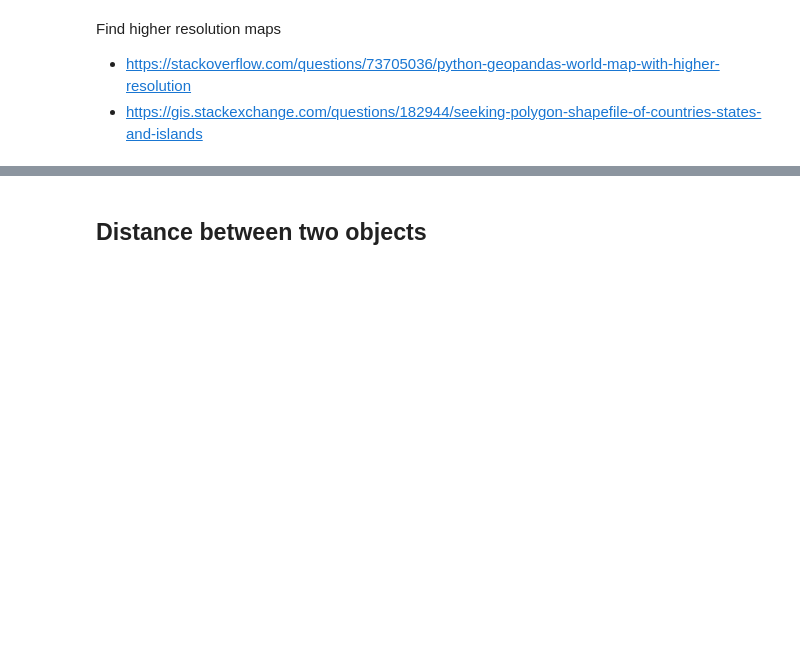
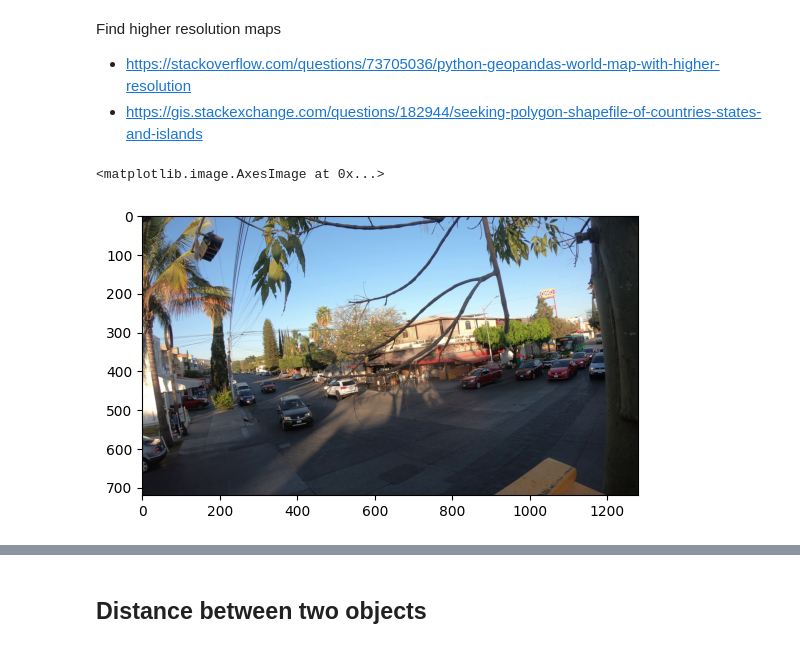
Before and after one commit to ITDPmx/traffic-conflicts-analysis, a Jupyter notebook: src/demo-research/distance.ipynb, the cells around one changed output, grey strips where cells are left out. Cells and saved outputs as stored; diff of their text form; code cells hidden in the pictures; blank space fills up the shorter version.

```diff
--- a/src/demo-research/distance.ipynb
+++ b/src/demo-research/distance.ipynb
@@ -231,25 +154,0 @@ video_analysis['boxes'][845].id.int().tolist()
-# %%
-def bbox_to_point(bbox):
-  return [(bbox[0, 0] + bbox[1, 0]) / 2, bbox[1, 1]]
-
-
-video_analysis['coords_px'] = []
-video_analysis['clas'] = []
-
-for va_idx in range(len(video_analysis['boxes'])):
-    """
-    This is iterating over all 848 frames results
-    to get all the classes names and coords px of those classes found with the model
-    """
-    print(f"--- Video {va_idx} ---")
-    coords_px = []
-    clas = []
-    for i, id in enumerate(video_analysis['boxes'][va_idx].id.int().tolist()):
-        _class = video_analysis['names'][va_idx][video_analysis['boxes'][va_idx].cls[i].int().tolist()]
-        print(f"{video_analysis['boxes'][va_idx].cls[i].int().tolist()} -> {_class}" )
-
-        bbox = video_analysis['boxes'][va_idx].xyxy[i].numpy().astype(float).reshape((2, 2))
-        coords_px.append(bbox_to_point(bbox))
-        clas.append(_class)
-    video_analysis['coords_px'].append(coords_px)
-    video_analysis['clas'].append(clas)
@@ -282,7 +207,2 @@ def sample_homography(homography, samples):
 # %% [markdown]
 ## Select a frame
-# %%
-selected_frame = 847
-
-trajectory = sample_homography(h, video_analysis['coords_px'][selected_frame])
-print(f"{trajectory}")
@@ -363,6 +316,13 @@ gdf
 Find higher resolution maps
 - https://stackoverflow.com/questions/73705036/python-geopandas-world-map-with-higher-resolution
 - https://gis.stackexchange.com/questions/182944/seeking-polygon-shapefile-of-countries-states-and-islands
+# %%
+import matplotlib.pyplot as plt
+img = cv2.cvtColor(video_analysis['frames'][selected_frame], cv2.COLOR_BGR2RGB)
+plt.imshow(img)
+# %% [output]
+<matplotlib.image.AxesImage at 0x...>
+[figure, added]
 # %%
 import folium
 gdf.explore(column='c', cmap=['red', 'blue', 'green', 'yellow'], zoom_start=100, legend=True, k=2)
```
Also changed, not shown: parts of 27 cells of this notebook, 1 other file.
